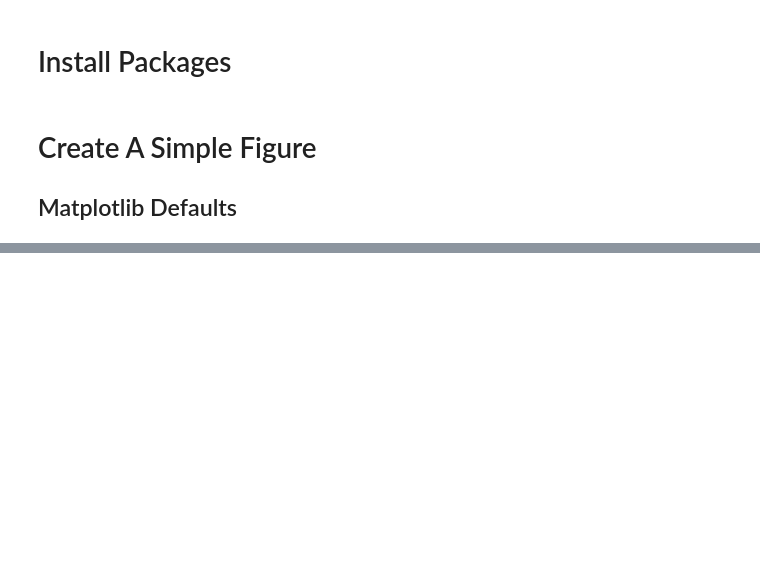
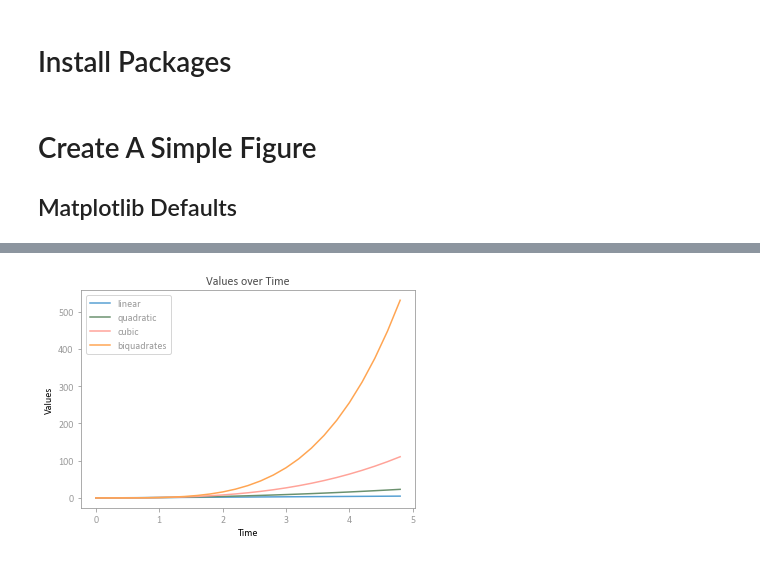
Before and after one commit to LimnoTech/pylimnothemes, a Jupyter notebook: examples/Examples.ipynb, the cells around one changed output, grey strips where cells are left out. Saved outputs shown, nothing was run; the diff lists cells and outputs as text; code cells hidden in the pictures; blank space fills up the shorter version.

```diff
--- a/examples/Examples.ipynb
+++ b/examples/Examples.ipynb
@@ -48,0 +66,12 @@ TypeError: 'module' object is not callable
+# %%
+plt.plot(t, t, label='linear')
+plt.plot(t, t**2, label = 'quadratic')
+plt.plot(t, t**3, label = 'cubic')
+plt.plot(t, t**4, label = 'biquadrates')
+plt.ylabel("Values")
+plt.xlabel("Time")
+plt.title("Values over Time")
+plt.legend()
+plt.show()
+# %% [output]
+[figure, added]
```
Also changed, not shown: parts of 7 cells of this notebook, 1 other file.
